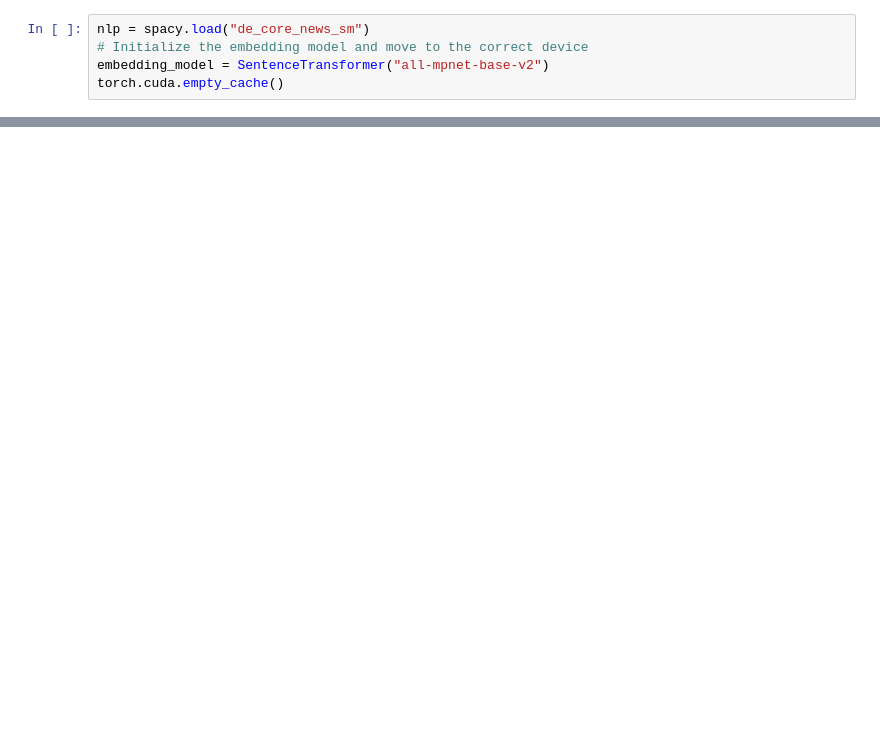
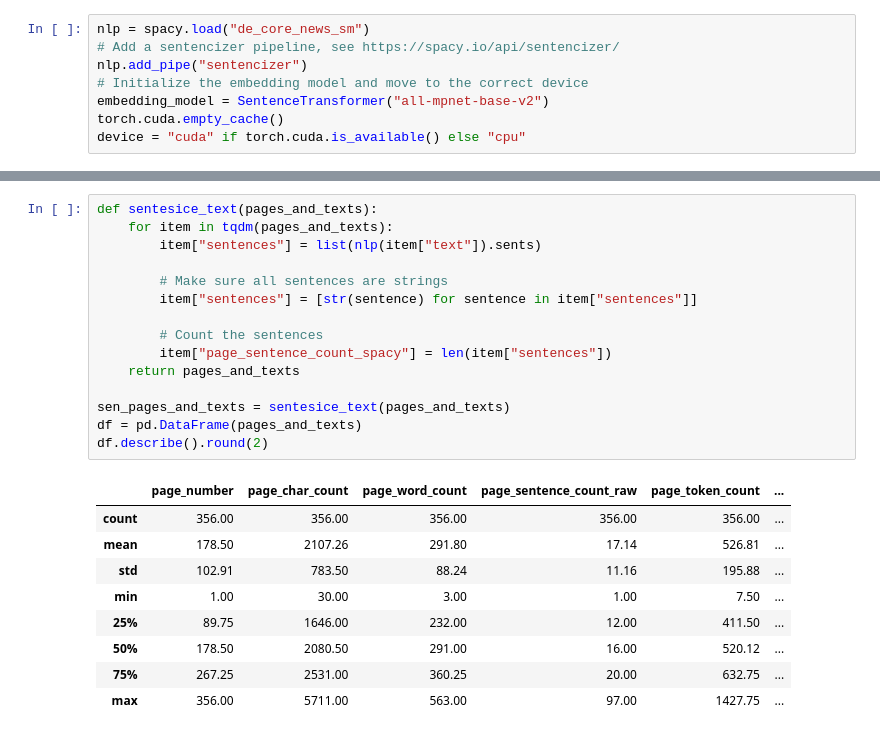
Before and after one commit to wasilina83/RAGst, a Jupyter notebook: simple-local-rag-main/Untitled.ipynb, the cells around one changed output, grey strips where cells are left out. Saved outputs shown, nothing was run; the diff lists cells and outputs as text; blank space fills up the shorter version.

```diff
--- a/simple-local-rag-main/Untitled.ipynb
+++ b/simple-local-rag-main/Untitled.ipynb
@@ -14,8 +17,11 @@ from transformers import AutoTokenizer, AutoModelForCausalLM
 # %%
 nlp = spacy.load("de_core_news_sm")
+# Add a sentencizer pipeline, see https://spacy.io/api/sentencizer/
+nlp.add_pipe("sentencizer")
 # Initialize the embedding model and move to the correct device
 embedding_model = SentenceTransformer("all-mpnet-base-v2")
 torch.cuda.empty_cache()
+device = "cuda" if torch.cuda.is_available() else "cpu"
 # %%
 # Helper function to clean up text
 def text_formatter(text: str) -> str:
@@ -57,2 +79,27 @@ pages_and_texts
+# %%
+def sentesice_text(pages_and_texts):
+    for item in tqdm(pages_and_texts):
+        item["sentences"] = list(nlp(item["text"]).sents)
+
+        # Make sure all sentences are strings
+        item["sentences"] = [str(sentence) for sentence in item["sentences"]]
+
+        # Count the sentences
+        item["page_sentence_count_spacy"] = len(item["sentences"])
+    return pages_and_texts
+
+sen_pages_and_texts = sentesice_text(pages_and_texts)
+df = pd.DataFrame(pages_and_texts)
+df.describe().round(2)
+# %% [output]
+|  | page_number | page_char_count | page_word_count | page_sentence_count_raw | page_token_count | ... |
+| count | 356.00 | 356.00 | 356.00 | 356.00 | 356.00 | ... |
+| mean | 178.50 | 2107.26 | 291.80 | 17.14 | 526.81 | ... |
+| std | 102.91 | 783.50 | 88.24 | 11.16 | 195.88 | ... |
+| min | 1.00 | 30.00 | 3.00 | 1.00 | 7.50 | ... |
+| 25% | 89.75 | 1646.00 | 232.00 | 12.00 | 411.50 | ... |
+| 50% | 178.50 | 2080.50 | 291.00 | 16.00 | 520.12 | ... |
+| 75% | 267.25 | 2531.00 | 360.25 | 20.00 | 632.75 | ... |
+| max | 356.00 | 5711.00 | 563.00 | 97.00 | 1427.75 | ... |
 # %%
 # Splitting function for sentence chunks
```
Also changed, not shown: parts of 30 cells of this notebook, 2 other files.
